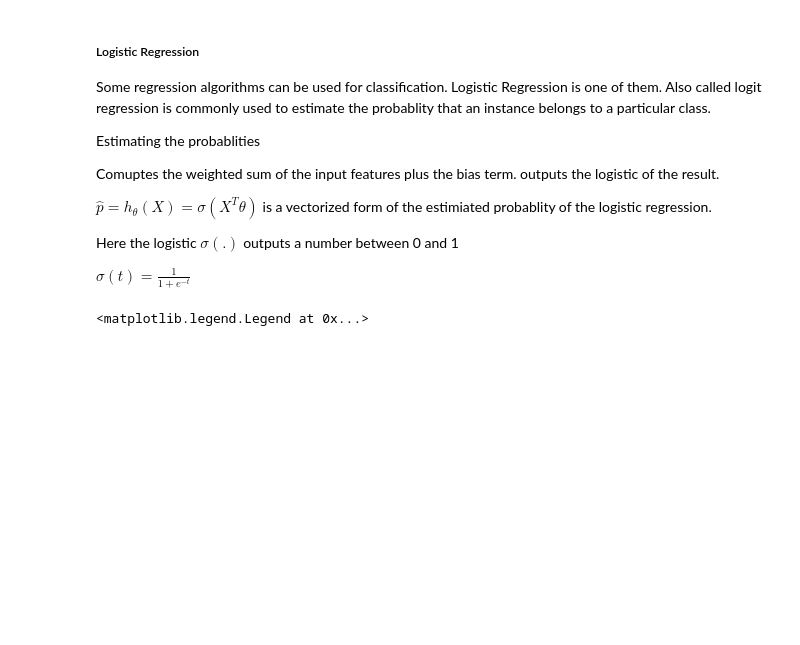
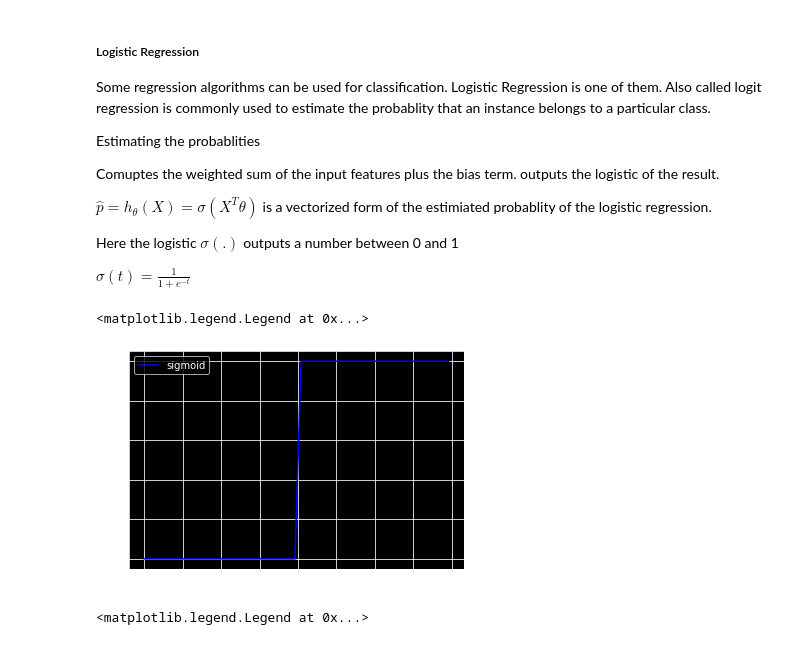
Before and after one commit to asbharath/MachineLearning, a Jupyter notebook: Training a Model.ipynb, the cells around one changed output. Saved outputs shown, nothing was run; the diff lists cells and outputs as text; code cells hidden in the pictures; blank space fills up the shorter version.

```diff
--- a/Training a Model.ipynb
+++ b/Training a Model.ipynb
@@ -483,6 +483,18 @@ $\hat{p} = h_\theta(X) = \sigma(X^T\theta) $ is a vectorized form of the estimia
 Here the logistic $\sigma(.)$ outputs a number between 0 and 1
 
 $\sigma(t) = \frac{1}{1 + e^{-t}}$
+# %%
+t = np.arange(0,20,0.2)
+a = 10
+b = 100
+sigmoid = 100 / (1 + np.exp(-b*(t-a)))
+# %%
+plt.plot(t,sigmoid,'b-',label="sigmoid")
+plt.grid(which='major')
+plt.legend()
+# %% [output]
+<matplotlib.legend.Legend at 0x...>
+[figure, added]
 # %%
 t = np.arange(-10,10,0.2)
 sigmoid = 1 / (1 + np.exp(-t))
```
Also changed, not shown: 3 other files.
